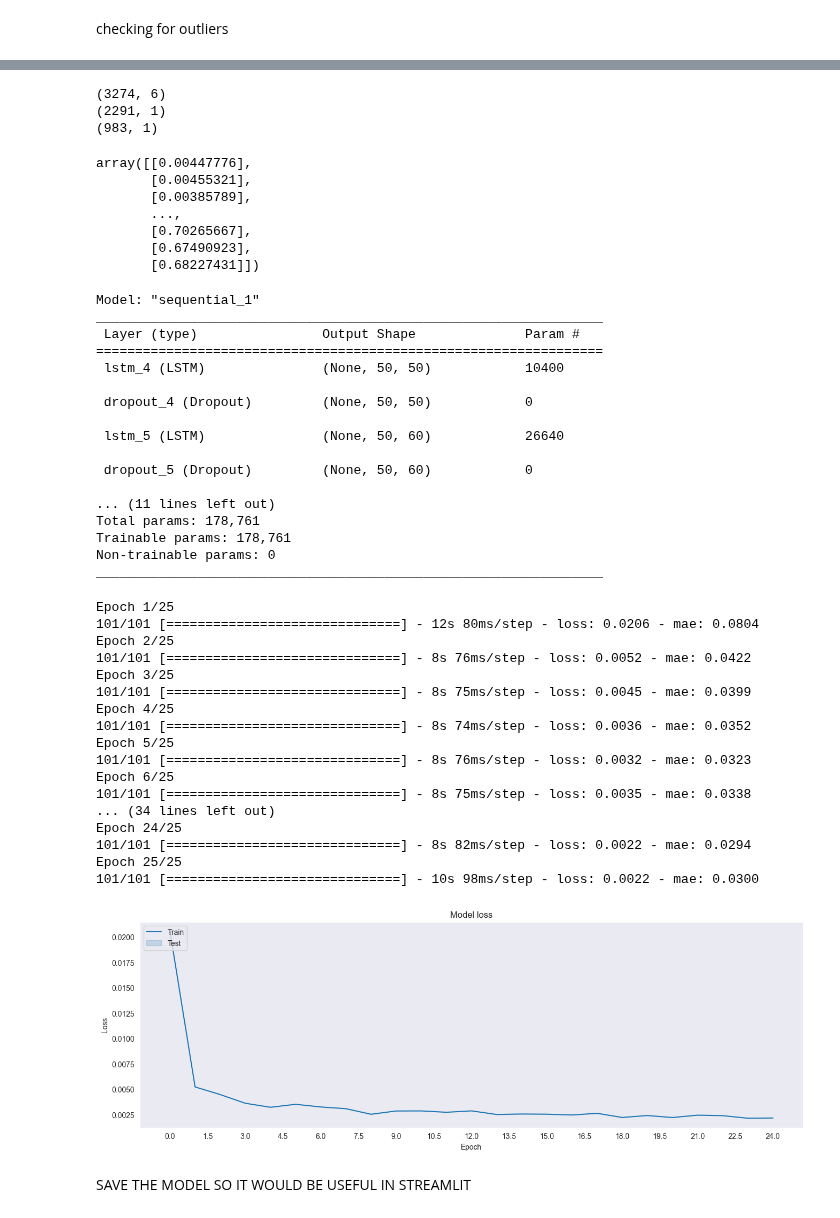
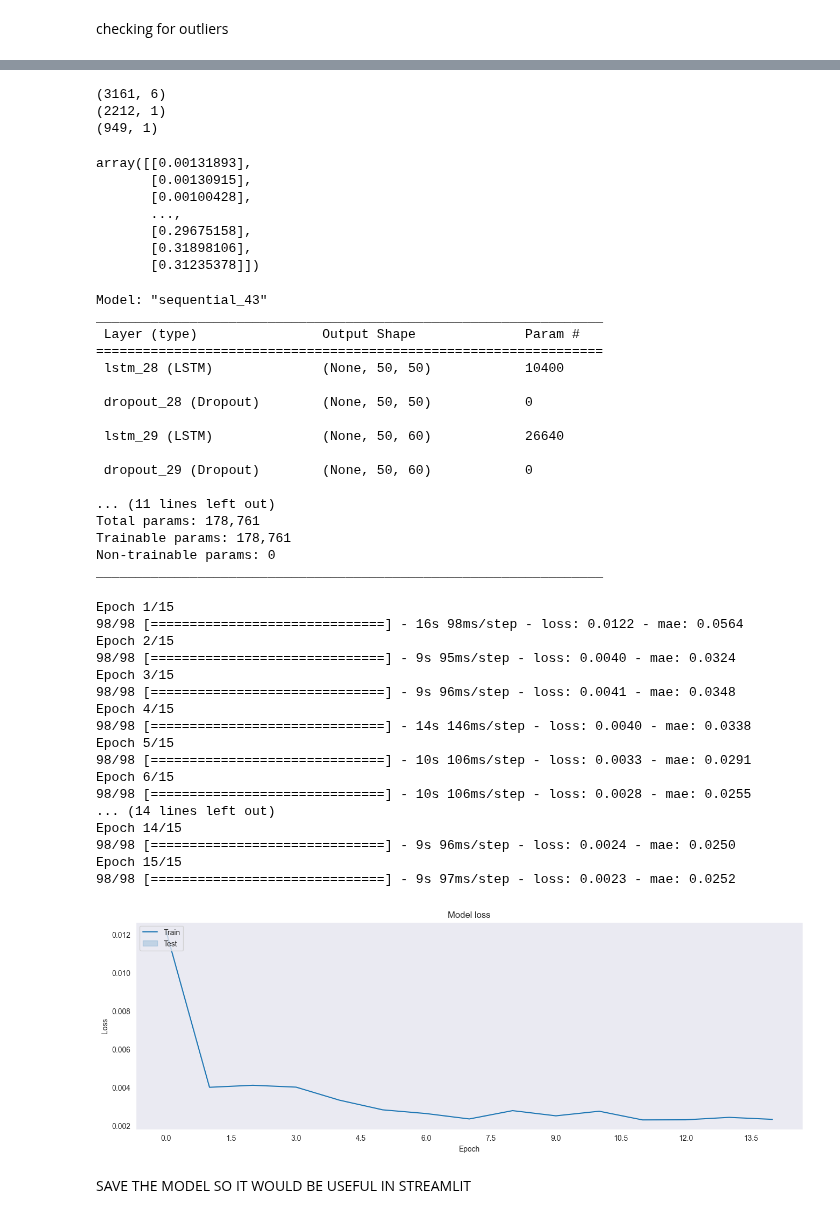
Before and after one commit to dagbolade/stock-price-assessment, a Jupyter notebook: stk.ipynb, the cells around one changed output, grey strips where cells are left out. Drawn from its saved outputs; the diff is of its cells as text; code cells hidden in the pictures.

```diff
--- a/stk.ipynb
+++ b/stk.ipynb
@@ -19,7 +19,7 @@ start = '2010-01-01'
 end =  datetime.today().strftime("%Y-%m-%d")
 #end = '2019-12-31'
 yf.pdr_override()
-company = 'AAPL'
+company = 'TSLA'
 #creating the dataframe
 df= pdr.get_data_yahoo(company, start, end)
 
@@ -196,9 +196,9 @@ print(df.shape)
 print(train_header.shape)
 print(target_header.shape)
 # %% [output]
-(3274, 6)
-(2291, 1)
-(983, 1)
+(3161, 6)
+(2212, 1)
+(949, 1)
 # %%
 #Scaling the stock data so that they fit inbetween 0 and 1
 from sklearn.preprocessing import MinMaxScaler
@@ -208,13 +208,13 @@ train_header_array = scaler.fit_transform(df['Close'].values.reshape(-1, 1))
 
 train_header_array
 # %% [output]
-array([[0.00447776],
-       [0.00455321],
-       [0.00385789],
+array([[0.00131893],
+       [0.00130915],
+       [0.00100428],
        ...,
-       [0.70265667],
-       [0.67490923],
-       [0.68227431]])
+       [0.29675158],
+       [0.31898106],
+       [0.31235378]])
 # %%
 #define how many days in the past we will look into
 #the closing price of the particular day would depend on the previous days
@@ -257,17 +257,17 @@ model.add(Dropout(0.5))
 model.add(Dense(units = 1))
 model.summary()
 # %% [output]
-Model: "sequential_1"
+Model: "sequential_43"
 _________________________________________________________________
  Layer (type)                Output Shape              Param #
 =================================================================
- lstm_4 (LSTM)               (None, 50, 50)            10400
+ lstm_28 (LSTM)              (None, 50, 50)            10400
 
- dropout_4 (Dropout)         (None, 50, 50)            0
+ dropout_28 (Dropout)        (None, 50, 50)            0
 
- lstm_5 (LSTM)               (None, 50, 60)            26640
+ lstm_29 (LSTM)              (None, 50, 60)            26640
 
- dropout_5 (Dropout)         (None, 50, 60)            0
+ dropout_29 (Dropout)        (None, 50, 60)            0
 
 ... (11 lines left out)
 Total params: 178,761
@@ -276,39 +276,39 @@ Non-trainable params: 0
 _________________________________________________________________
 # %%
 model.compile(optimizer='adam', loss='mean_squared_error',metrics = ['mae'])
-epochs = 25
+epochs = 15
 history=model.fit(x_train, y_train, epochs=epochs)
 
 
 # Plot training & validation loss values
 fig, ax = plt.subplots(figsize=(16, 5), sharex=True)
 sns.lineplot(data=history.history["loss"])
 plt.title("Model loss")
 plt.ylabel("Loss")
 plt.xlabel("Epoch")
 ax.xaxis.set_major_locator(plt.MaxNLocator(epochs))
 plt.legend(["Train", "Test"], loc="upper left")
 plt.grid()
 plt.show()
 # %% [output]
-Epoch 1/25
-101/101 [==============================] - 12s 80ms/step - loss: 0.0206 - mae: 0.0804
-Epoch 2/25
-101/101 [==============================] - 8s 76ms/step - loss: 0.0052 - mae: 0.0422
-Epoch 3/25
-101/101 [==============================] - 8s 75ms/step - loss: 0.0045 - mae: 0.0399
-Epoch 4/25
-101/101 [==============================] - 8s 74ms/step - loss: 0.0036 - mae: 0.0352
-Epoch 5/25
-101/101 [==============================] - 8s 76ms/step - loss: 0.0032 - mae: 0.0323
-Epoch 6/25
-101/101 [==============================] - 8s 75ms/step - loss: 0.0035 - mae: 0.0338
-... (34 lines left out)
-Epoch 24/25
-101/101 [==============================] - 8s 82ms/step - loss: 0.0022 - mae: 0.0294
-Epoch 25/25
-101/101 [==============================] - 10s 98ms/step - loss: 0.0022 - mae: 0.0300
+Epoch 1/15
+98/98 [==============================] - 16s 98ms/step - loss: 0.0122 - mae: 0.0564
+Epoch 2/15
+98/98 [==============================] - 9s 95ms/step - loss: 0.0040 - mae: 0.0324
+Epoch 3/15
+98/98 [==============================] - 9s 96ms/step - loss: 0.0041 - mae: 0.0348
+Epoch 4/15
+98/98 [==============================] - 14s 146ms/step - loss: 0.0040 - mae: 0.0338
+Epoch 5/15
+98/98 [==============================] - 10s 106ms/step - loss: 0.0033 - mae: 0.0291
+Epoch 6/15
+98/98 [==============================] - 10s 106ms/step - loss: 0.0028 - mae: 0.0255
+... (14 lines left out)
+Epoch 14/15
+98/98 [==============================] - 9s 96ms/step - loss: 0.0024 - mae: 0.0250
+Epoch 15/15
+98/98 [==============================] - 9s 97ms/step - loss: 0.0023 - mae: 0.0252
-[figure, old version]
+[figure, new version]
 # %% [markdown]
 SAVE THE MODEL SO IT WOULD BE USEFUL IN STREAMLIT
 # %%
```
Also changed, not shown: parts of 10 cells of this notebook, 5 other files.
